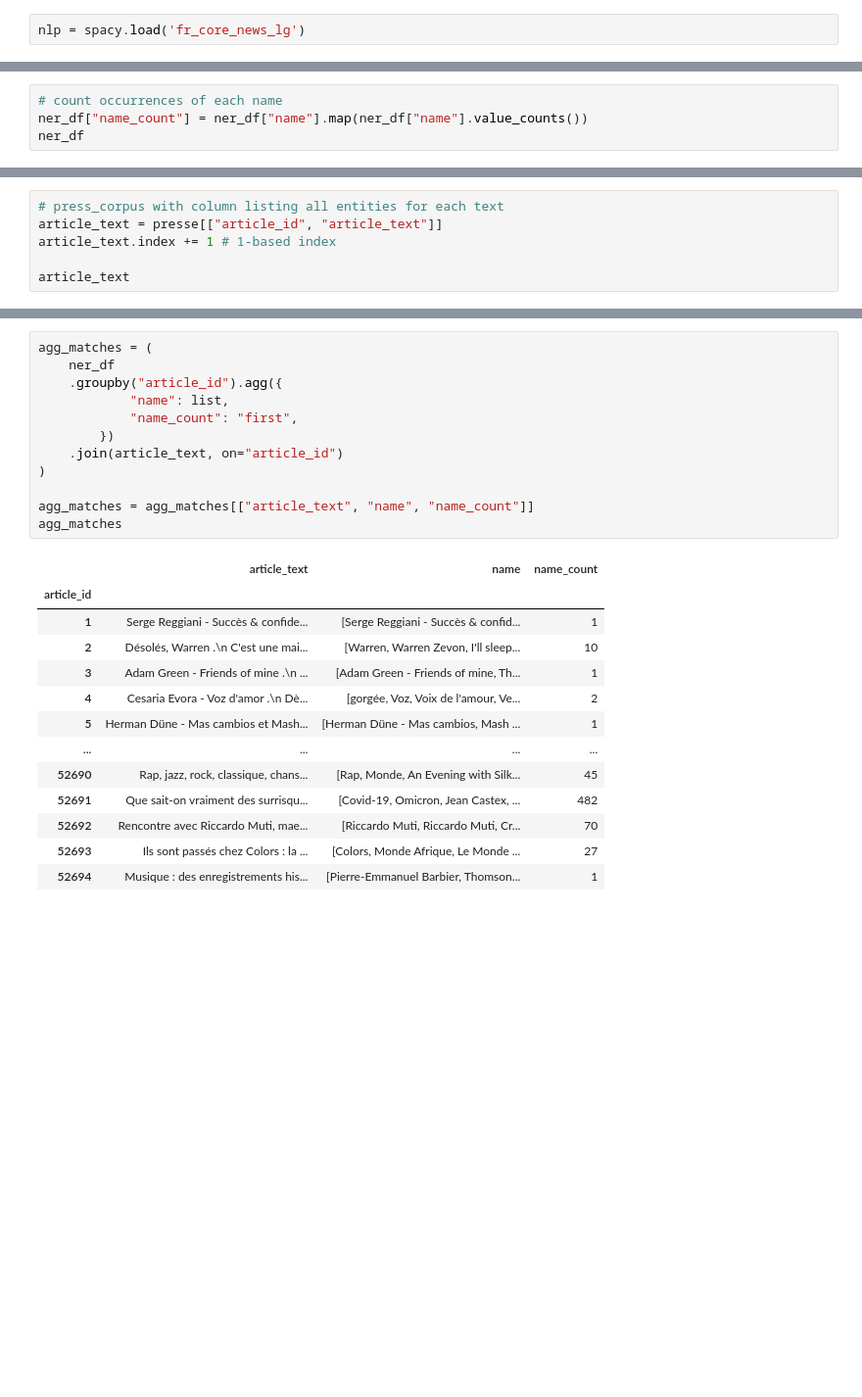
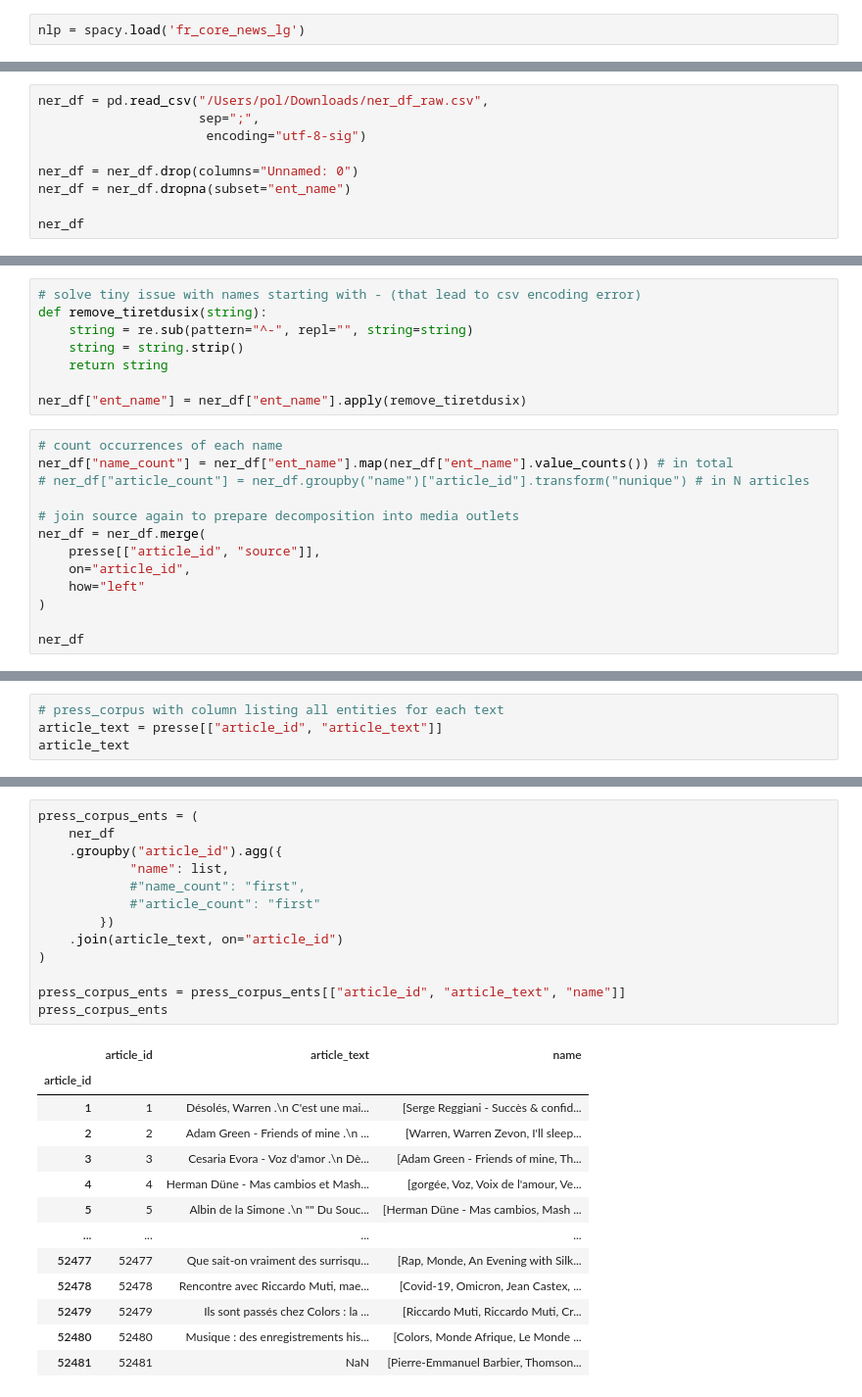
Before and after one commit to scoavoux/music_artists_data_paper, a Jupyter notebook: python_press/ner_on_press.ipynb, the cells around one changed output, grey strips where cells are left out. Shown at 98% size. Saved outputs shown, nothing was run; the diff lists cells and outputs as text; blank space fills up the shorter version.

```diff
--- a/python_press/ner_on_press.ipynb
+++ b/python_press/ner_on_press.ipynb
@@ -58,0 +65,9 @@ ner_df = pd.DataFrame(result, columns=['article_id', 'name', 'ner_type'])
+# %%
+ner_df = pd.read_csv("/Users/pol/Downloads/ner_df_raw.csv",
+                     sep=";",
+                      encoding="utf-8-sig")
+
+ner_df = ner_df.drop(columns="Unnamed: 0")
+ner_df = ner_df.dropna(subset="ent_name")
+
+ner_df
@@ -59,5 +88,22 @@ ner_df = pd.DataFrame(result, columns=['article_id', 'name', 'ner_type'])
+# %%
+# solve tiny issue with names starting with - (that lead to csv encoding error)
+def remove_tiretdusix(string):
+    string = re.sub(pattern="^-", repl="", string=string)
+    string = string.strip()
+    return string
+
+ner_df["ent_name"] = ner_df["ent_name"].apply(remove_tiretdusix)
 # %%
 # count occurrences of each name
-ner_df["name_count"] = ner_df["name"].map(ner_df["name"].value_counts())
+ner_df["name_count"] = ner_df["ent_name"].map(ner_df["ent_name"].value_counts()) # in total
+# ner_df["article_count"] = ner_df.groupby("name")["article_id"].transform("nunique") # in N articles
+
+# join source again to prepare decomposition into media outlets
+ner_df = ner_df.merge(
+    presse[["article_id", "source"]],
+    on="article_id",
+    how="left"
+)
+
 ner_df
 # %% [output]
@@ -123,8 +190,6 @@ extracted_ents.to_csv("/Users/pol/Downloads/extracted_ents_ALL.csv",
 # %%
 # press_corpus with column listing all entities for each text
 article_text = presse[["article_id", "article_text"]]
-article_text.index += 1 # 1-based index
-
 article_text
 # %% [output]
 |  | article_id | article_text |
@@ -143,26 +208,27 @@ article_text
 # %%
-agg_matches = (
+press_corpus_ents = (
     ner_df
     .groupby("article_id").agg({
             "name": list,
-            "name_count": "first",
+            #"name_count": "first",
+            #"article_count": "first"
         })
     .join(article_text, on="article_id")
 )
 
-agg_matches = agg_matches[["article_text", "name", "name_count"]]
-agg_matches
+press_corpus_ents = press_corpus_ents[["article_id", "article_text", "name"]]
+press_corpus_ents
 # %% [output]
-|  | article_text | name | name_count |
+|  | article_id | article_text | name |
 | article_id |  |  |  |
-| 1 | Serge Reggiani - Succès & confide... | [Serge Reggiani - Succès & confid... | 1 |
-| 2 | Désolés, Warren .\n C'est une mai... | [Warren, Warren Zevon, I'll sleep... | 10 |
-| 3 | Adam Green - Friends of mine .\n ... | [Adam Green - Friends of mine, Th... | 1 |
-| 4 | Cesaria Evora - Voz d'amor .\n Dè... | [gorgée, Voz, Voix de l'amour, Ve... | 2 |
-| 5 | Herman Düne - Mas cambios et Mash... | [Herman Düne - Mas cambios, Mash ... | 1 |
+| 1 | 1 | Désolés, Warren .\n C'est une mai... | [Serge Reggiani - Succès & confid... |
+| 2 | 2 | Adam Green - Friends of mine .\n ... | [Warren, Warren Zevon, I'll sleep... |
+| 3 | 3 | Cesaria Evora - Voz d'amor .\n Dè... | [Adam Green - Friends of mine, Th... |
+| 4 | 4 | Herman Düne - Mas cambios et Mash... | [gorgée, Voz, Voix de l'amour, Ve... |
+| 5 | 5 | Albin de la Simone .\n "" Du Souc... | [Herman Düne - Mas cambios, Mash ... |
 | ... | ... | ... | ... |
-| 52690 | Rap, jazz, rock, classique, chans... | [Rap, Monde, An Evening with Silk... | 45 |
-| 52691 | Que sait-on vraiment des surrisqu... | [Covid-19, Omicron, Jean Castex, ... | 482 |
-| 52692 | Rencontre avec Riccardo Muti, mae... | [Riccardo Muti, Riccardo Muti, Cr... | 70 |
-| 52693 | Ils sont passés chez Colors : la ... | [Colors, Monde Afrique, Le Monde ... | 27 |
-| 52694 | Musique : des enregistrements his... | [Pierre-Emmanuel Barbier, Thomson... | 1 |
+| 52477 | 52477 | Que sait-on vraiment des surrisqu... | [Rap, Monde, An Evening with Silk... |
+| 52478 | 52478 | Rencontre avec Riccardo Muti, mae... | [Covid-19, Omicron, Jean Castex, ... |
+| 52479 | 52479 | Ils sont passés chez Colors : la ... | [Riccardo Muti, Riccardo Muti, Cr... |
+| 52480 | 52480 | Musique : des enregistrements his... | [Colors, Monde Afrique, Le Monde ... |
+| 52481 | 52481 | NaN | [Pierre-Emmanuel Barbier, Thomson... |
```
Also changed, not shown: parts of 20 cells of this notebook, 3 other files.
